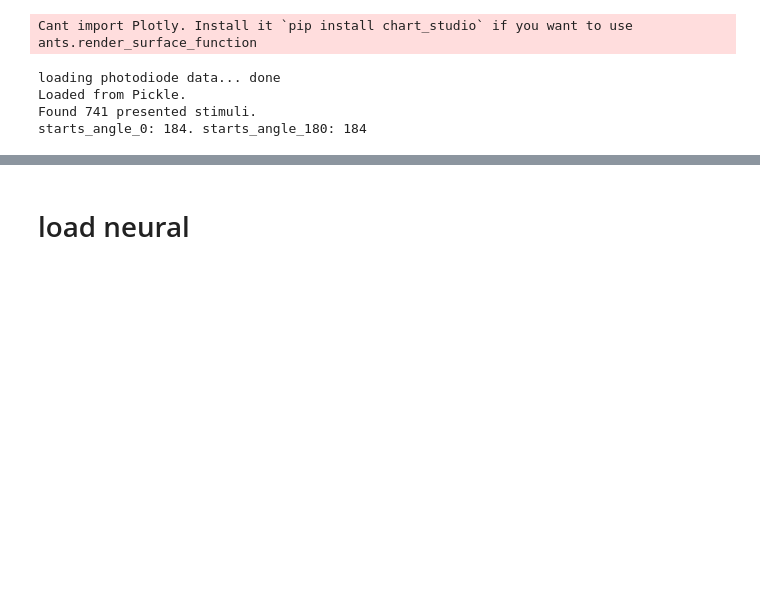
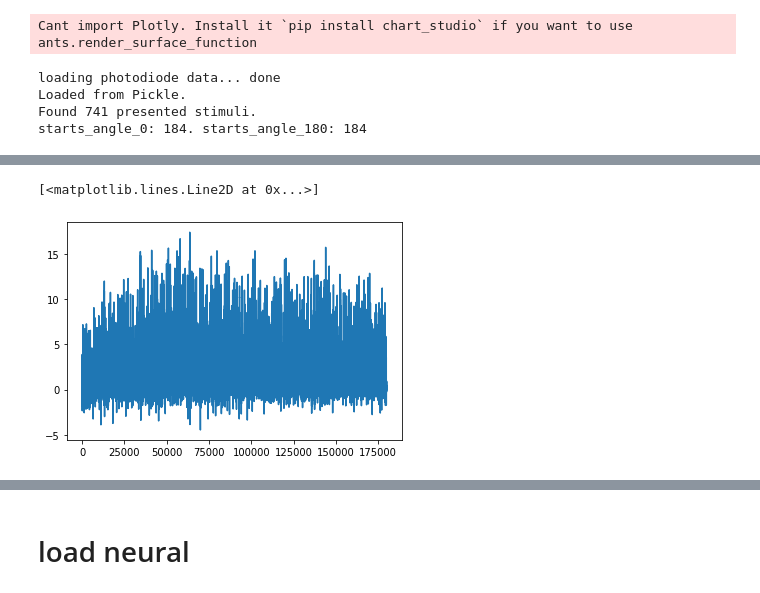
Before and after one commit to ClandininLab/brainsss, a Jupyter notebook: yandan & ilana/20220824+-+explosions+of+STA+conditioned+on+stimulus+clean.ipynb, the cells around one changed output, grey strips where cells are left out. Cells and saved outputs as stored; diff of their text form; code cells hidden in the pictures; blank space fills up the shorter version.

```diff
--- a/yandan & ilana/20220824+-+explosions+of+STA+conditioned+on+stimulus+clean.ipynb
+++ b/yandan & ilana/20220824+-+explosions+of+STA+conditioned+on+stimulus+clean.ipynb
@@ -127,3 +176,8 @@ for line in [200,275]:
+# %%
+plt.plot(fictrac['Y'])
+# %% [output]
+[<matplotlib.lines.Line2D at 0x...>]
+[figure, added]
 # %%
 #Only plotting behavior of the trials where the fly froze
 
```
Also changed, not shown: parts of 35 cells of this notebook, 1 other file.
